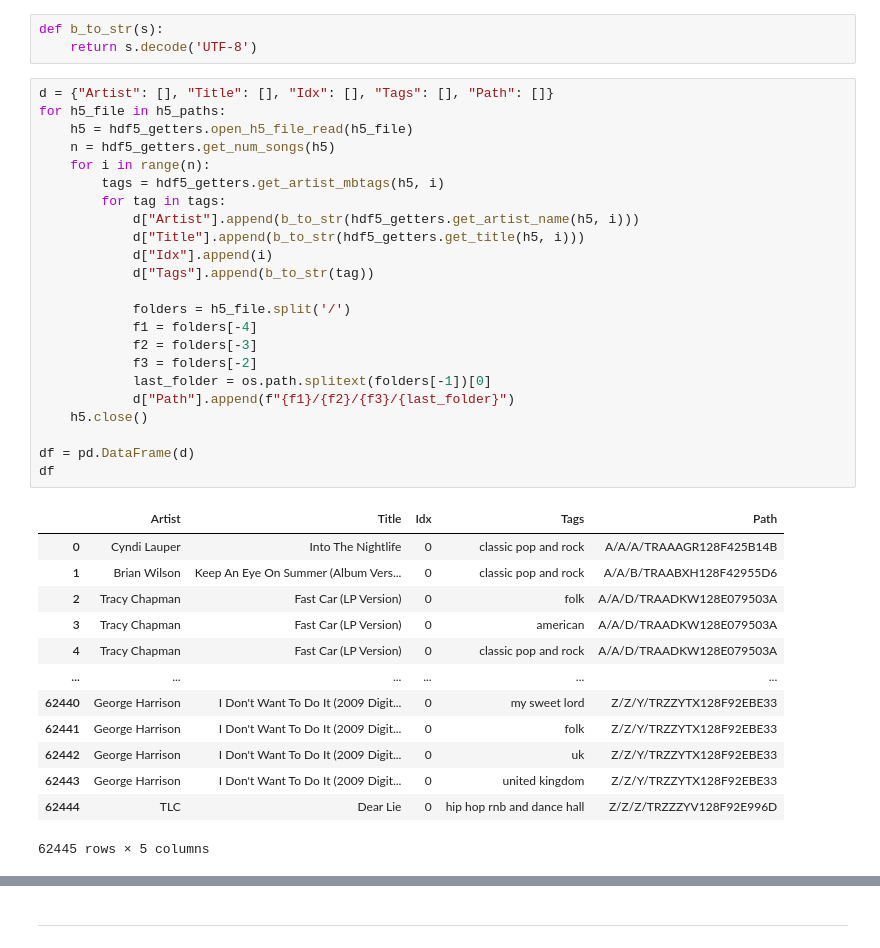
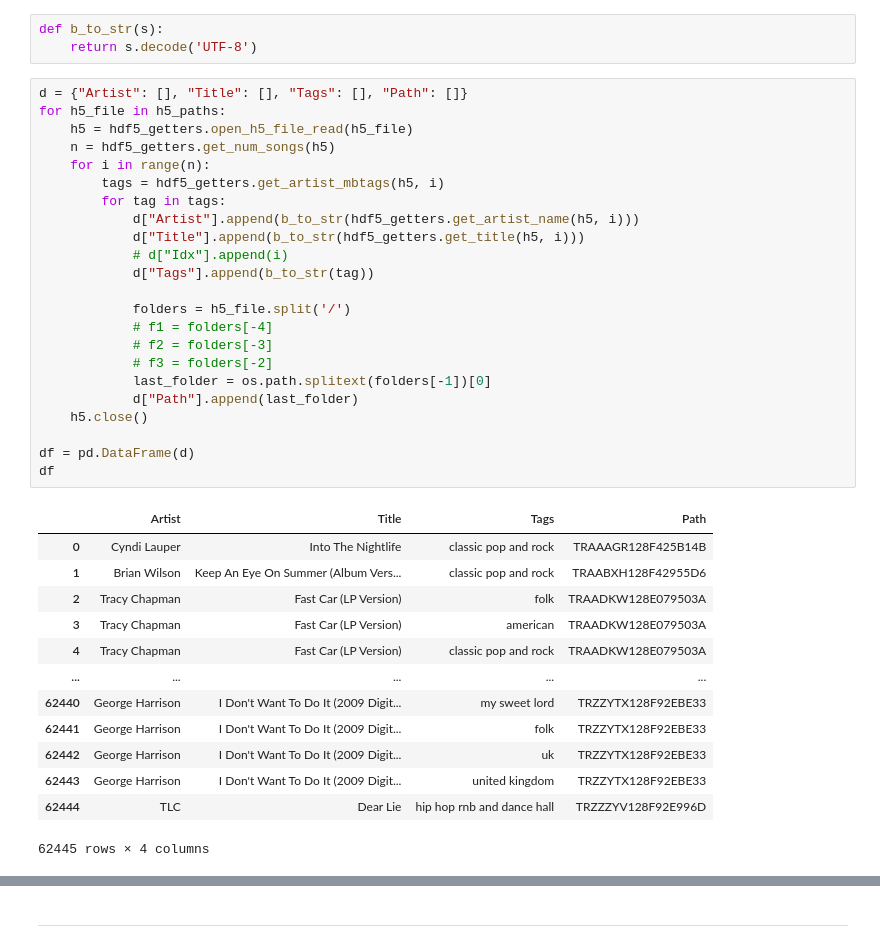
Before and after one commit to LucasSom/style-transfer, a Jupyter notebook: notebooks/Explore Lakh Dataset.ipynb, the cells around one changed output, grey strips where cells are left out. Cells and saved outputs as stored; diff of their text form.

```diff
--- a/notebooks/Explore Lakh Dataset.ipynb
+++ b/notebooks/Explore Lakh Dataset.ipynb
@@ -63,39 +63,39 @@ h5_paths
 def b_to_str(s):
     return s.decode('UTF-8')
 # %%
-d = {"Artist": [], "Title": [], "Idx": [], "Tags": [], "Path": []}
+d = {"Artist": [], "Title": [], "Tags": [], "Path": []}
 for h5_file in h5_paths:
     h5 = hdf5_getters.open_h5_file_read(h5_file)
     n = hdf5_getters.get_num_songs(h5)
     for i in range(n):
         tags = hdf5_getters.get_artist_mbtags(h5, i)
         for tag in tags:
             d["Artist"].append(b_to_str(hdf5_getters.get_artist_name(h5, i)))
             d["Title"].append(b_to_str(hdf5_getters.get_title(h5, i)))
-            d["Idx"].append(i)
+            # d["Idx"].append(i)
             d["Tags"].append(b_to_str(tag))
 
             folders = h5_file.split('/')
-            f1 = folders[-4]
-            f2 = folders[-3]
-            f3 = folders[-2]
+            # f1 = folders[-4]
+            # f2 = folders[-3]
+            # f3 = folders[-2]
             last_folder = os.path.splitext(folders[-1])[0]
-            d["Path"].append(f"{f1}/{f2}/{f3}/{last_folder}")
+            d["Path"].append(last_folder)
     h5.close()
 
 df = pd.DataFrame(d)
 df
 # %% [output]
-|  | Artist | Title | Idx | Tags | Path |
-| 0 | Cyndi Lauper | Into The Nightlife | 0 | classic pop and rock | A/A/A/TRAAAGR128F425B14B |
-| 1 | Brian Wilson | Keep An Eye On Summer (Album Vers... | 0 | classic pop and rock | A/A/B/TRAABXH128F42955D6 |
-| 2 | Tracy Chapman | Fast Car (LP Version) | 0 | folk | A/A/D/TRAADKW128E079503A |
-| 3 | Tracy Chapman | Fast Car (LP Version) | 0 | american | A/A/D/TRAADKW128E079503A |
-| 4 | Tracy Chapman | Fast Car (LP Version) | 0 | classic pop and rock | A/A/D/TRAADKW128E079503A |
-| ... | ... | ... | ... | ... | ... |
-| 62440 | George Harrison | I Don't Want To Do It (2009 Digit... | 0 | my sweet lord | Z/Z/Y/TRZZYTX128F92EBE33 |
-| 62441 | George Harrison | I Don't Want To Do It (2009 Digit... | 0 | folk | Z/Z/Y/TRZZYTX128F92EBE33 |
-| 62442 | George Harrison | I Don't Want To Do It (2009 Digit... | 0 | uk | Z/Z/Y/TRZZYTX128F92EBE33 |
-| 62443 | George Harrison | I Don't Want To Do It (2009 Digit... | 0 | united kingdom | Z/Z/Y/TRZZYTX128F92EBE33 |
-| 62444 | TLC | Dear Lie | 0 | hip hop rnb and dance hall | Z/Z/Z/TRZZZYV128F92E996D |
+|  | Artist | Title | Tags | Path |
+| 0 | Cyndi Lauper | Into The Nightlife | classic pop and rock | TRAAAGR128F425B14B |
+| 1 | Brian Wilson | Keep An Eye On Summer (Album Vers... | classic pop and rock | TRAABXH128F42955D6 |
+| 2 | Tracy Chapman | Fast Car (LP Version) | folk | TRAADKW128E079503A |
+| 3 | Tracy Chapman | Fast Car (LP Version) | american | TRAADKW128E079503A |
+| 4 | Tracy Chapman | Fast Car (LP Version) | classic pop and rock | TRAADKW128E079503A |
+| ... | ... | ... | ... | ... |
+| 62440 | George Harrison | I Don't Want To Do It (2009 Digit... | my sweet lord | TRZZYTX128F92EBE33 |
+| 62441 | George Harrison | I Don't Want To Do It (2009 Digit... | folk | TRZZYTX128F92EBE33 |
+| 62442 | George Harrison | I Don't Want To Do It (2009 Digit... | uk | TRZZYTX128F92EBE33 |
+| 62443 | George Harrison | I Don't Want To Do It (2009 Digit... | united kingdom | TRZZYTX128F92EBE33 |
+| 62444 | TLC | Dear Lie | hip hop rnb and dance hall | TRZZZYV128F92E996D |
-62445 rows × 5 columns
+62445 rows × 4 columns
```
Also changed, not shown: parts of 7 cells of this notebook, 7 other files.
